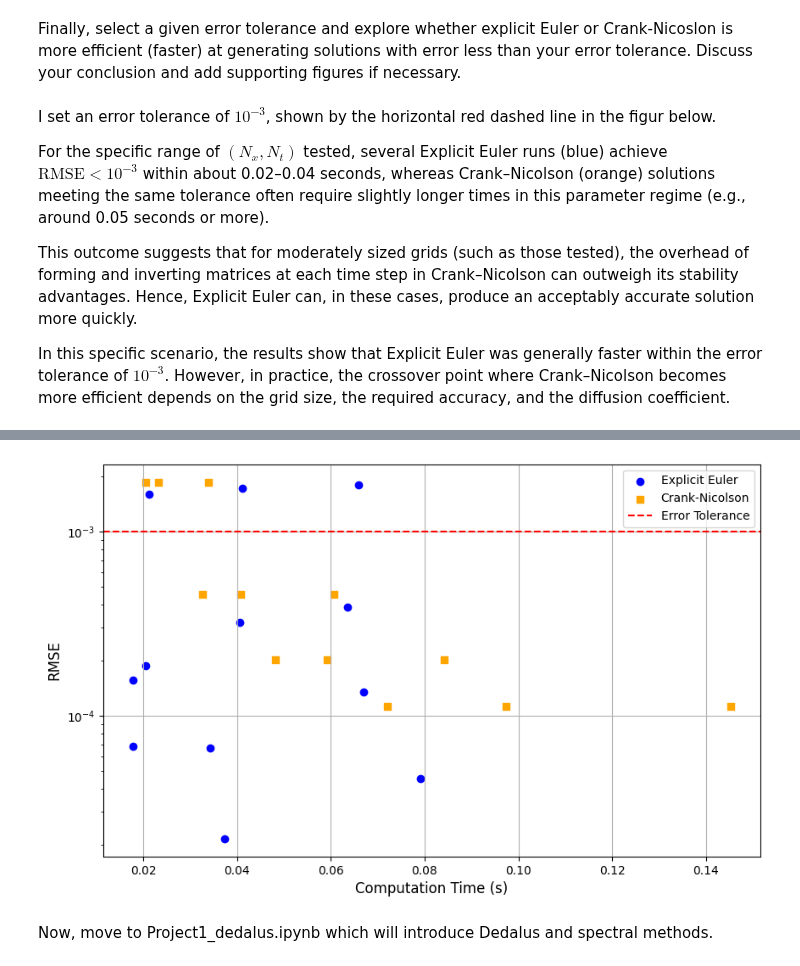
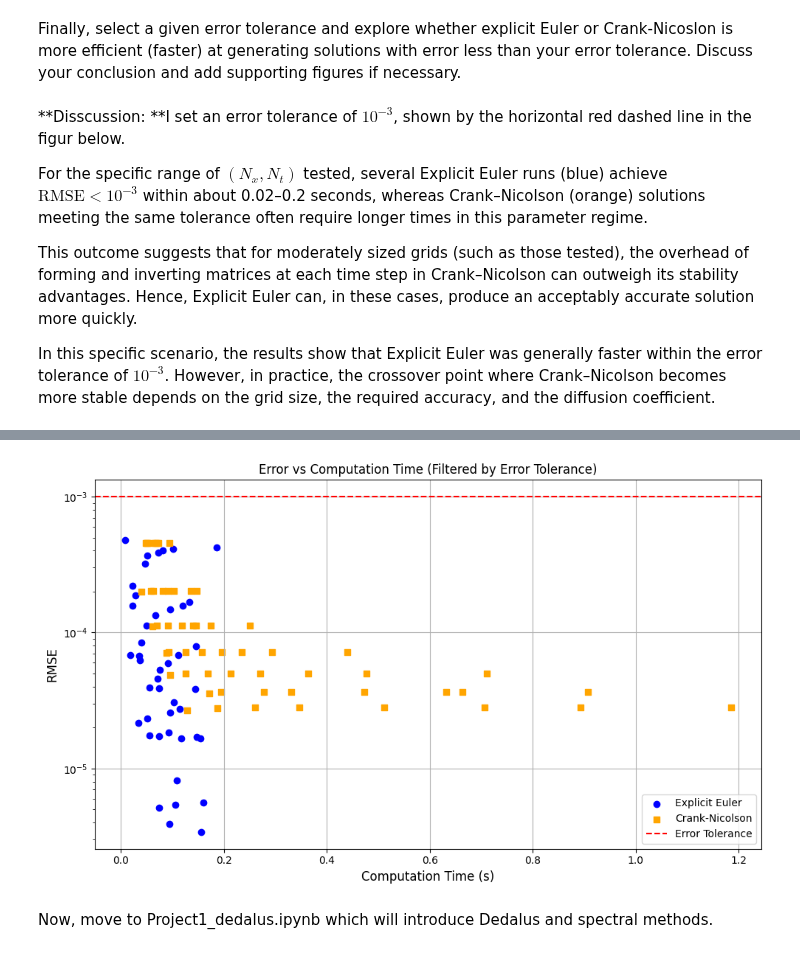
Before and after one commit to Zero-Rae/QCES123, a Jupyter notebook: Project1_numerical_methods.ipynb, the cells around one changed output, grey strips where cells are left out. Drawn from its saved outputs; the diff is of its cells as text; code cells hidden in the pictures.

```diff
--- a/Project1_numerical_methods.ipynb
+++ b/Project1_numerical_methods.ipynb
@@ -253,7 +253,7 @@ Crank-Nicolson method took 0.94 seconds
 Next, we will examine the accuracy of the numerical methods used above. In order to do this, it is useful to compare our numerical solutions with the exact solution to the diffusion equation. Below, write code to plot the exact solution and the numerical solution using explicit Euler and Crank-Nicolson at the final time ($t=10$). Note that you can use the exact solution to the diffusion equation in an unbounded domain in $x$ and keep in mind that the exact solution and numerical solutions will differ for later times when boundary effects are felt.
 # %%
 # Parameters changed to match the ICs of the exact solution
-t_start, t_end = 10, 20
+t_start, t_end = 0, 10
 x_start, x_end = -1, 1
 Nx = 100
 kappa_values1 = [0.001, 0.005, 0.01]  # Different diffusivity values
@@ -264,7 +264,7 @@ plt.figure(figsize=(12, 8))
 
 for i, kappa in enumerate(kappa_values1):
     # Compute solutions
-    c_exact = set_ics(x, kappa, t_end)  # Exact solution
+    c_exact = set_ics(x, kappa, 20)  # Exact solution
     c_EE = EE(x, np.linspace(t_start, t_end, 1000), kappa)[:, -1]  # Explicit Euler
     c_CN = CN(x, np.linspace(t_start, t_end, 1000), kappa)[:, -1]  # Crank-Nicolson
 
@@ -384,13 +385,13 @@ Crank-Nicolson method took 0.10 seconds
 # %% [markdown]
 Finally, select a given error tolerance and explore whether explicit Euler or Crank-Nicoslon is more efficient (faster) at generating solutions with error less than your error tolerance. Discuss your conclusion and add supporting figures if necessary.
 # %% [markdown]
-I set an error tolerance of $10^{-3}$, shown by the horizontal red dashed line in the figur below.
+**Disscussion: **I set an error tolerance of $10^{-3}$, shown by the horizontal red dashed line in the figur below.
 
-For the specific range of $(N_x, N_t)$ tested, several Explicit Euler runs (blue) achieve $\text{RMSE} < 10^{-3}$ within about 0.02–0.04 seconds, whereas Crank–Nicolson (orange) solutions meeting the same tolerance often require slightly longer times in this parameter regime (e.g., around 0.05 seconds or more).
+For the specific range of $(N_x, N_t)$ tested, several Explicit Euler runs (blue) achieve $\text{RMSE} < 10^{-3}$ within about 0.02–0.2 seconds, whereas Crank–Nicolson (orange) solutions meeting the same tolerance often require longer times in this parameter regime.
 
 This outcome suggests that for moderately sized grids (such as those tested), the overhead of forming and inverting matrices at each time step in Crank–Nicolson can outweigh its stability advantages. Hence, Explicit Euler can, in these cases, produce an acceptably accurate solution more quickly.
 
-In this specific scenario, the results show that Explicit Euler was generally faster within the error tolerance of $10^{-3}$. However, in practice, the crossover point where Crank–Nicolson becomes more efficient depends on the grid size, the required accuracy, and the diffusion coefficient.
+In this specific scenario, the results show that Explicit Euler was generally faster within the error tolerance of $10^{-3}$. However, in practice, the crossover point where Crank–Nicolson becomes more stable depends on the grid size, the required accuracy, and the diffusion coefficient.
 # %%
 error_tolerance = 1e-3  # Error tolerance
 
@@ -401,9 +402,10 @@ times_EE = []
 times_CN = []
 
 # Nx and Nt combinations to test
-Nx_values = [50, 100, 150, 200]  # Spatial resolutions
-Nt_values = [250, 500, 1000]  # Temporal resolutions
+Nt_values = [100, 250, 500, 750, 1000, 1250, 1500, 2000]  # Temporal resolutions
+Nx_values = [50, 100, 150, 200, 250, 300, 350, 400]       # Spatial resolutions
 
+# Iterate over Nx and Nt values
 for Nx in Nx_values:
     for Nt in Nt_values:
         x = np.linspace(-1, 1, Nx)
@@ -413,16 +415,25 @@ for Nx in Nx_values:
         # Explicit Euler
         start_time = time.time()
         c_EE = EE(x, t, kappa)[:, -1]
-        times_EE.append(time.time() - start_time)
-        errors_EE.append(compute_rmse(c_EE, c_exact))
+        elapsed_time_EE = time.time() - start_time
+        error_EE = compute_rmse(c_EE, c_exact)
 
         # Crank-Nicolson
         start_time = time.time()
         c_CN = CN(x, t, kappa)[:, -1]
-        times_CN.append(time.time() - start_time)
-        errors_CN.append(compute_rmse(c_CN, c_exact))
+        elapsed_time_CN = time.time() - start_time
+        error_CN = compute_rmse(c_CN, c_exact)
 
-# Plot error vs. computational time
+        # Only store results below the error tolerance
+        if error_EE < error_tolerance:
+            times_EE.append(elapsed_time_EE)
+            errors_EE.append(error_EE)
+
+        if error_CN < error_tolerance:
+            times_CN.append(elapsed_time_CN)
+            errors_CN.append(error_CN)
+
+# Plot error vs. computational time for results below the error tolerance
 plt.figure(figsize=(10, 6))
 plt.scatter(times_EE, errors_EE, label='Explicit Euler', marker='o', color='blue')
 plt.scatter(times_CN, errors_CN, label='Crank-Nicolson', marker='s', color='orange')
@@ -430,8 +441,10 @@ plt.axhline(y=error_tolerance, color='r', linestyle='--', label='Error Tolerance
 plt.xlabel('Computation Time (s)', fontsize=12)
 plt.ylabel('RMSE', fontsize=12)
 plt.yscale('log')  # Log scale for RMSE
+plt.title('Error vs Computation Time (Filtered by Error Tolerance)')
 plt.legend()
 plt.grid()
+plt.tight_layout()
 plt.show()
 # %% [output]
 Explicit Euler method took 0.02 seconds
@@ -454,4 +480,4 @@ Crank-Nicolson method took 0.15 seconds
-[figure, old version]
+[figure, new version]
 # %% [markdown]
 Now, move to Project1_dedalus.ipynb which will introduce Dedalus and spectral methods.
 # %% [markdown]
```
Also changed, not shown: parts of 5 cells of this notebook.
